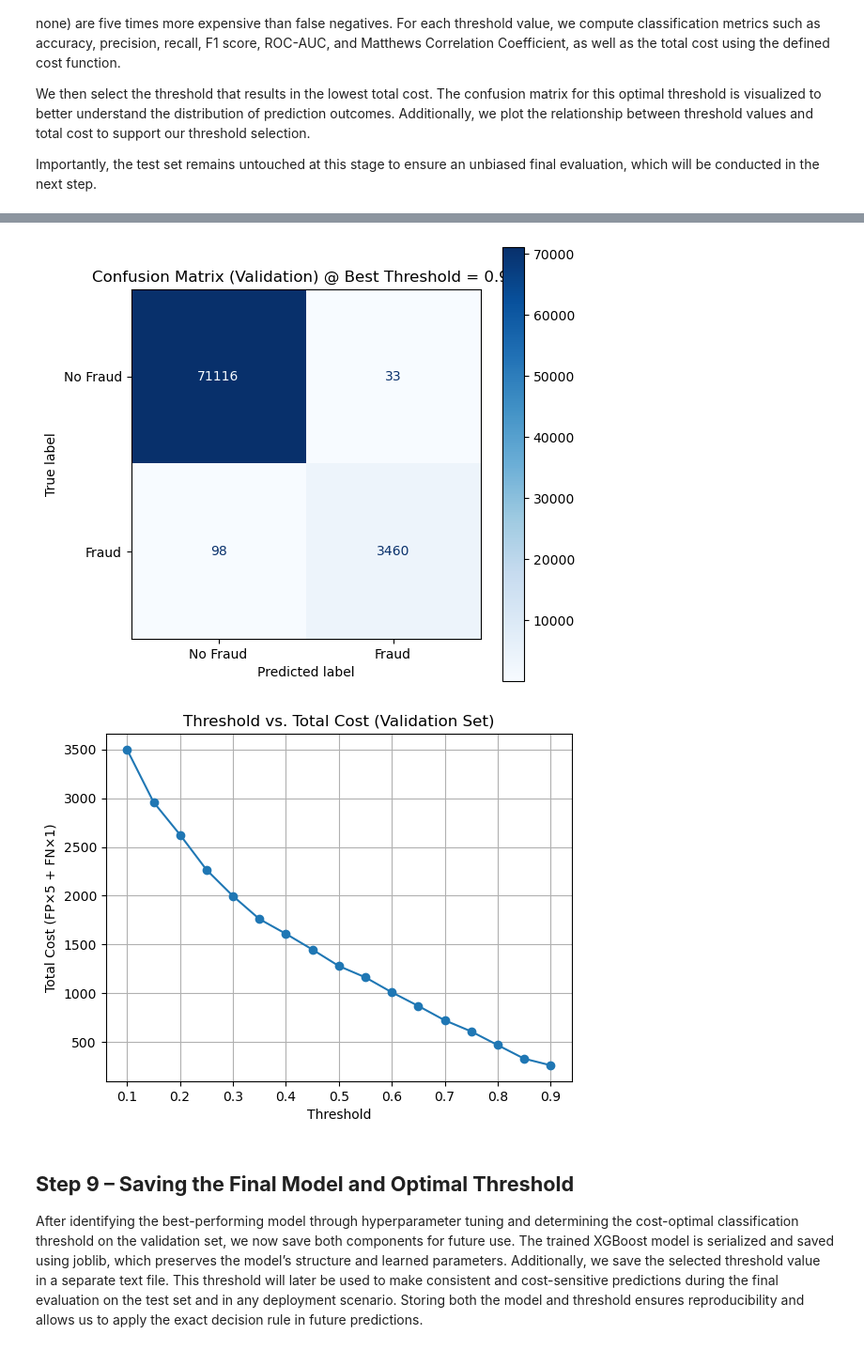
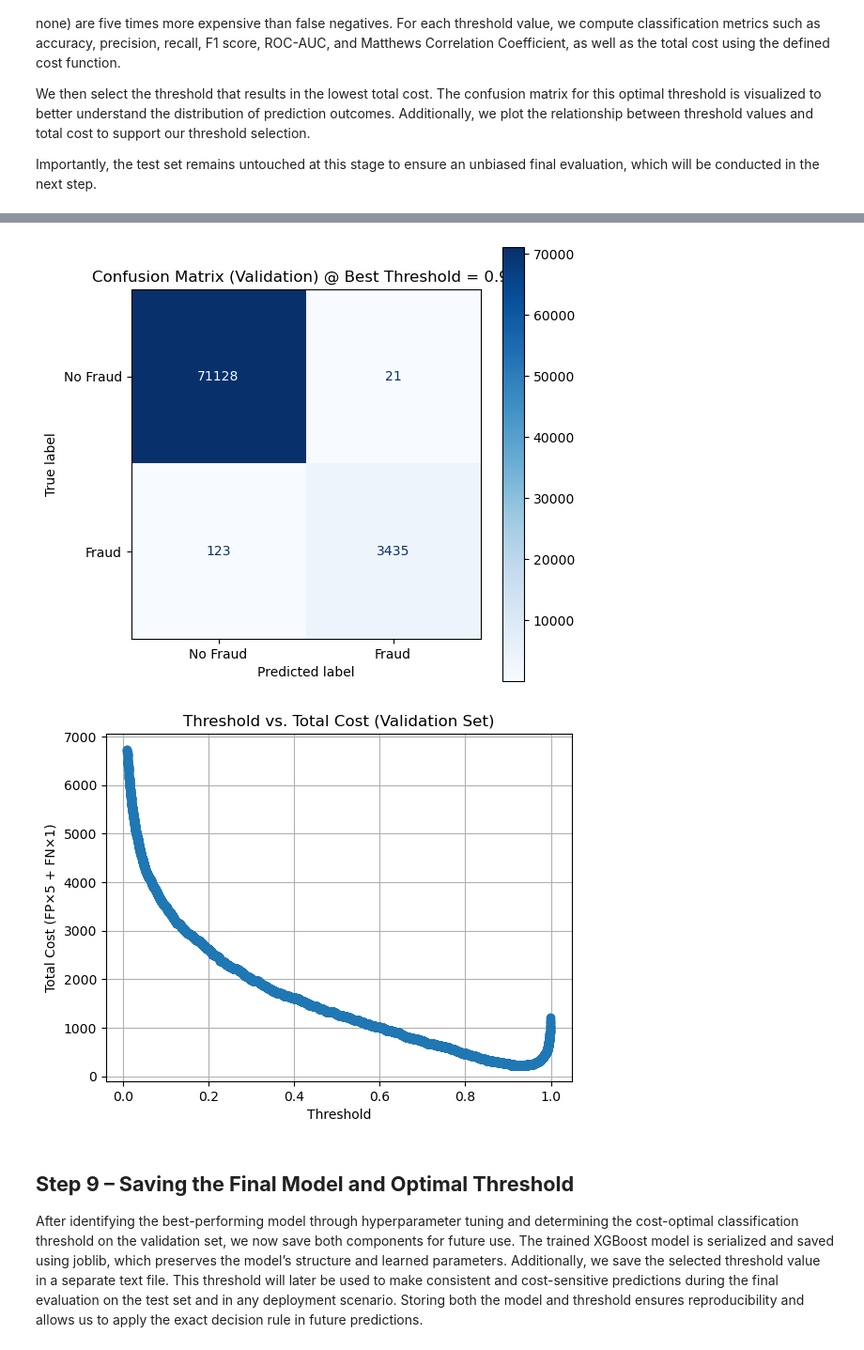
Before and after one commit to ryan1480/Analytics_Project, a Jupyter notebook: Code/XGBoost.ipynb, the cells around one changed output, grey strips where cells are left out. Shown at 94% size. Cells and saved outputs as stored; diff of their text form; code cells hidden in the pictures.

```diff
--- a/Code/XGBoost.ipynb
+++ b/Code/XGBoost.ipynb
@@ -321,7 +321,7 @@ def evaluate_threshold(y_true, y_proba, threshold, fp_cost=5, fn_cost=1):
     }
 
 # Step 2: Evaluate multiple thresholds on validation set
-thresholds = np.arange(0.1, 0.91, 0.05)
+thresholds = np.round(np.arange(0.01, 0.9995, 0.0001), 4)
 y_val_proba = best_model.predict_proba(X_val)[:, 1]
 results = [evaluate_threshold(y_val, y_val_proba, t) for t in thresholds]
 results_df = pd.DataFrame(results)
@@ -369,5 +369,5 @@ Name: 16, dtype: float64
 [figure]
-[figure, old version]
+[figure, new version]
 # %% [markdown]
 ## **Step 9 – Saving the Final Model and Optimal Threshold** ##
 
```
Also changed, not shown: parts of 2 cells of this notebook.
